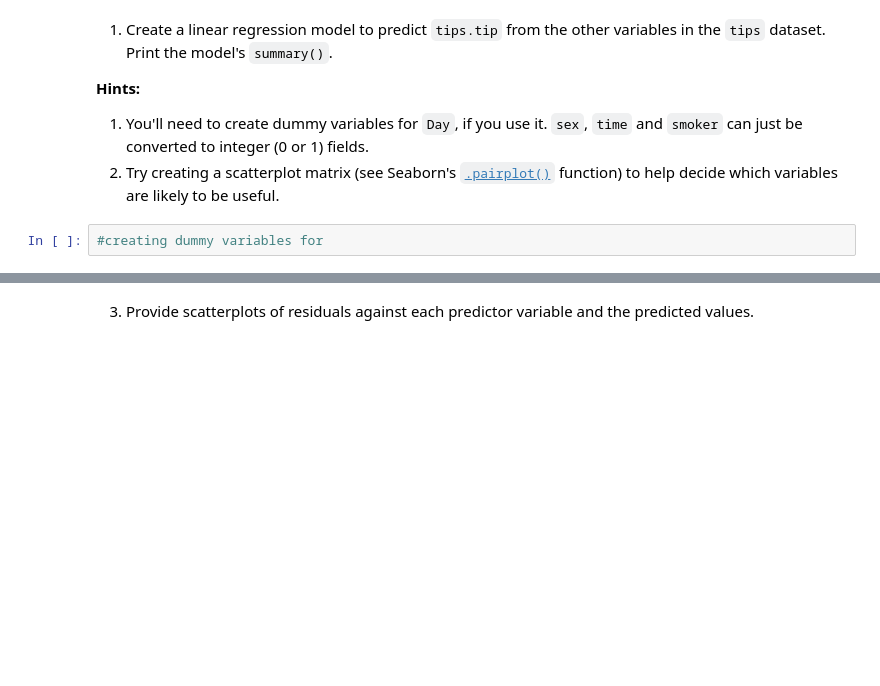
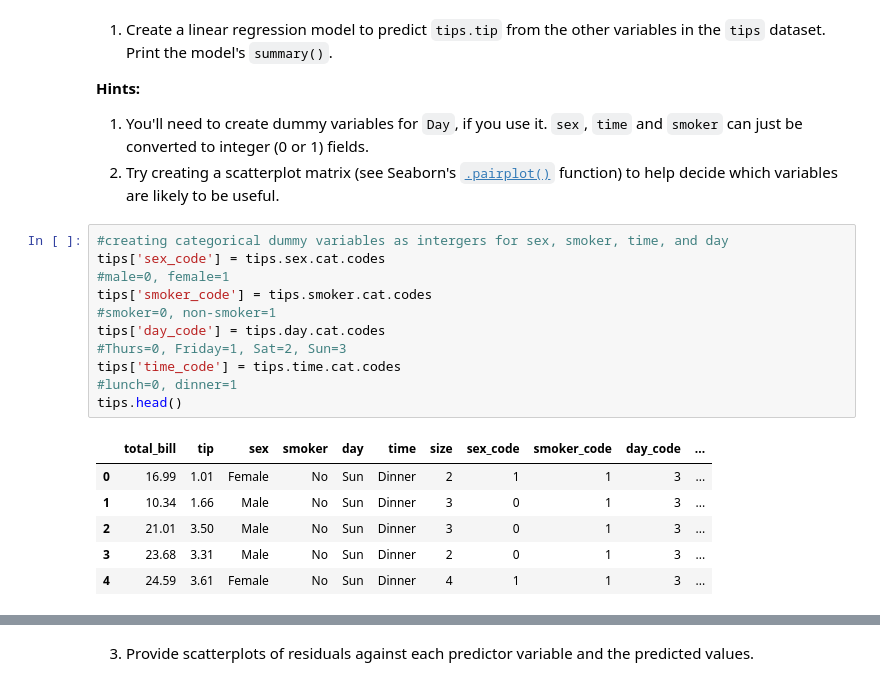
Before and after one commit to Angela-Stahl/uri_csc593, a Jupyter notebook: homework/Assignment 10.ipynb, the cells around one changed output, grey strips where cells are left out. Saved outputs shown, nothing was run; the diff lists cells and outputs as text; blank space fills up the shorter version.

```diff
--- a/homework/Assignment 10.ipynb
+++ b/homework/Assignment 10.ipynb
@@ -32,5 +32,21 @@ tips.head()
 **Hints:**
 1. You'll need to create dummy variables for `Day`, if you use it. `sex`, `time` and `smoker` can just be converted to integer (0 or 1) fields.
 2. Try creating a scatterplot matrix (see Seaborn's [`.pairplot()`](https://seaborn.pydata.org/generated/seaborn.pairplot.html) function) to help decide which variables are likely to be useful.
-# %%
-#creating dummy variables for
+# %%
+#creating categorical dummy variables as intergers for sex, smoker, time, and day
+tips['sex_code'] = tips.sex.cat.codes
+#male=0, female=1
+tips['smoker_code'] = tips.smoker.cat.codes
+#smoker=0, non-smoker=1
+tips['day_code'] = tips.day.cat.codes
+#Thurs=0, Friday=1, Sat=2, Sun=3
+tips['time_code'] = tips.time.cat.codes
+#lunch=0, dinner=1
+tips.head()
+# %% [output]
+|  | total_bill | tip | sex | smoker | day | time | size | sex_code | smoker_code | day_code | ... |
+| 0 | 16.99 | 1.01 | Female | No | Sun | Dinner | 2 | 1 | 1 | 3 | ... |
+| 1 | 10.34 | 1.66 | Male | No | Sun | Dinner | 3 | 0 | 1 | 3 | ... |
+| 2 | 21.01 | 3.50 | Male | No | Sun | Dinner | 3 | 0 | 1 | 3 | ... |
+| 3 | 23.68 | 3.31 | Male | No | Sun | Dinner | 2 | 0 | 1 | 3 | ... |
+| 4 | 24.59 | 3.61 | Female | No | Sun | Dinner | 4 | 1 | 1 | 3 | ... |
```
Also changed, not shown: parts of 9 cells of this notebook.
